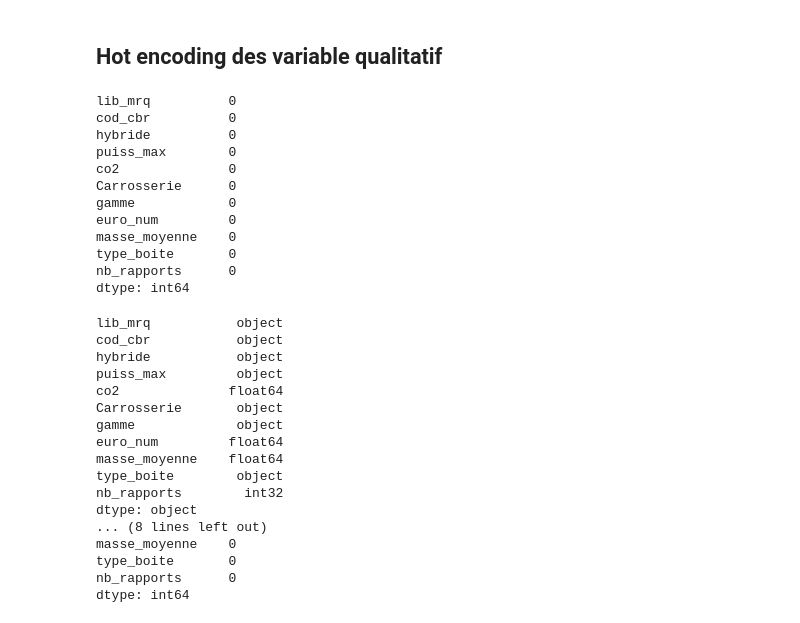
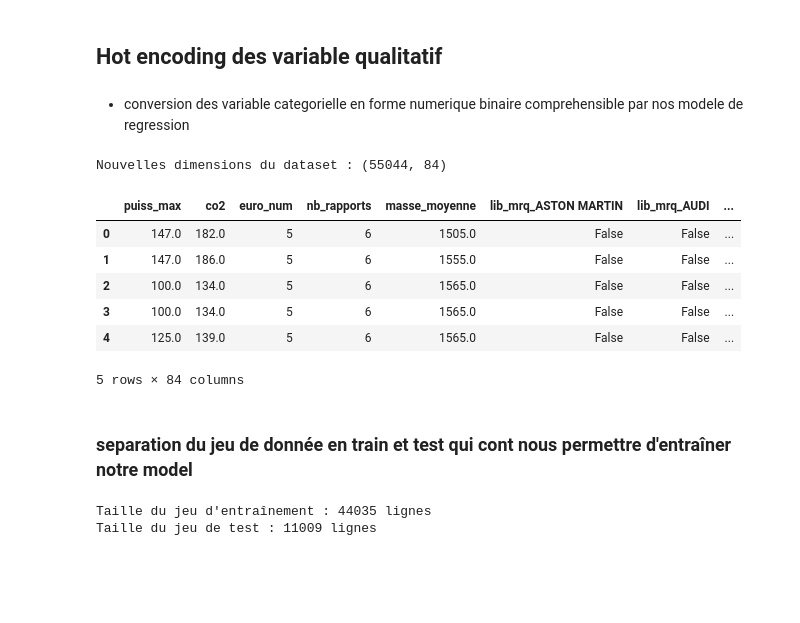
Before and after one commit to Ernest-Wambo/Prediction-of-CO2-emissions-Linear-Regression, a Jupyter notebook: Projet.ipynb, the cells around one changed output. Drawn from its saved outputs; the diff is of its cells as text; code cells hidden in the pictures; blank space fills up the shorter version.

```diff
--- a/Projet.ipynb
+++ b/Projet.ipynb
@@ -105,8 +163,4 @@ df['euro_num'] = df['champ_v9'].str.extract(r'(\d+)$').astype(float)
 df['euro_num'] = df['euro_num'].fillna(df['euro_num'].median())
 
 df.drop('champ_v9', axis=1, inplace=True)
-# %%
-# Création d'une masse moyenne et suppression des anciennes
-df['masse_moyenne'] = (df['masse_ordma_min'] + df['masse_ordma_max']) / 2
-df.drop(['masse_ordma_min', 'masse_ordma_max'], axis=1, inplace=True)
 # %% [markdown]
@@ -141,0 +201,3 @@ df['nb_rapports'] = df['nb_rapports'].astype('Int64')
+# %%
+df['masse_moyenne'] = (df['masse_ordma_max'] + df['masse_ordma_min'])/2
+df.drop(['masse_ordma_max', 'masse_ordma_min'], axis=1, inplace=True)
@@ -142,37 +341,24 @@ df['nb_rapports'] = df['nb_rapports'].astype('Int64')
 # %% [markdown]
 ## Hot encoding des variable qualitatif
+# %% [markdown]
+- conversion des variable categorielle en forme numerique binaire comprehensible par nos modele de regression
 # %%
+# Liste des colonnes catégorielles à encoder
+categorical_cols = ['lib_mrq', 'cod_cbr', 'gamme', 'Carrosserie', 'type_boite', 'hybride']
+
+# Application du One-Hot Encoding
+# drop_first=True est crucial pour la régression linéaire afin d'éviter le "piège des variables muettes"
+df_final = pd.get_dummies(df, columns=categorical_cols, drop_first=True)
+
+# Affichage des premières lignes pour vérifier
+print(f"Nouvelles dimensions du dataset : {df_final.shape}")
+df_final.head()
 # %% [output]
-lib_mrq          0
-cod_cbr          0
-hybride          0
-puiss_max        0
-co2              0
-Carrosserie      0
-gamme            0
-euro_num         0
-masse_moyenne    0
-type_boite       0
-nb_rapports      0
-dtype: int64
+Nouvelles dimensions du dataset : (55044, 84)
+|  | puiss_max | co2 | euro_num | nb_rapports | masse_moyenne | lib_mrq_ASTON MARTIN | lib_mrq_AUDI | ... |
+| 0 | 147.0 | 182.0 | 5 | 6 | 1505.0 | False | False | ... |
+| 1 | 147.0 | 186.0 | 5 | 6 | 1555.0 | False | False | ... |
+| 2 | 100.0 | 134.0 | 5 | 6 | 1565.0 | False | False | ... |
+| 3 | 100.0 | 134.0 | 5 | 6 | 1565.0 | False | False | ... |
+| 4 | 125.0 | 139.0 | 5 | 6 | 1565.0 | False | False | ... |
+5 rows × 84 columns
-# %%
-print(df.dtypes)
-print(df.isna().sum())
-# %% [output]
-lib_mrq           object
-cod_cbr           object
-hybride           object
-puiss_max         object
-co2              float64
-Carrosserie       object
-gamme             object
-euro_num         float64
-masse_moyenne    float64
-type_boite        object
-nb_rapports        int32
-dtype: object
-... (8 lines left out)
-masse_moyenne    0
-type_boite       0
-nb_rapports      0
-dtype: int64
@@ -182,2 +365,18 @@ df['puiss_max'] = pd.to_numeric(df['puiss_max'], errors='coerce')
+# %% [markdown]
+### separation du jeu de donnée en train et test qui cont nous permettre d'entraîner notre model
 # %%
-df.fillna(df['puiss_max'].mode()[0], axis=1, inplace=True)
+from sklearn.model_selection import train_test_split
+
+# 1. On sépare la variable cible (y) des caractéristiques (X)
+# Assurez-vous d'utiliser le nom de votre DataFrame encodé (ex: df_final)
+X = df_final.drop('co2', axis=1)
+y = df_final['co2']
+
+# 2. Création des jeux d'entraînement (80%) et de test (20%)
+X_train, X_test, y_train, y_test = train_test_split(X, y, test_size=0.2, random_state=42)
+
+print(f"Taille du jeu d'entraînement : {X_train.shape[0]} lignes")
+print(f"Taille du jeu de test : {X_test.shape[0]} lignes")
+# %% [output]
+Taille du jeu d'entraînement : 44035 lignes
+Taille du jeu de test : 11009 lignes
```
Also changed, not shown: parts of 33 cells of this notebook, 1 other file.
